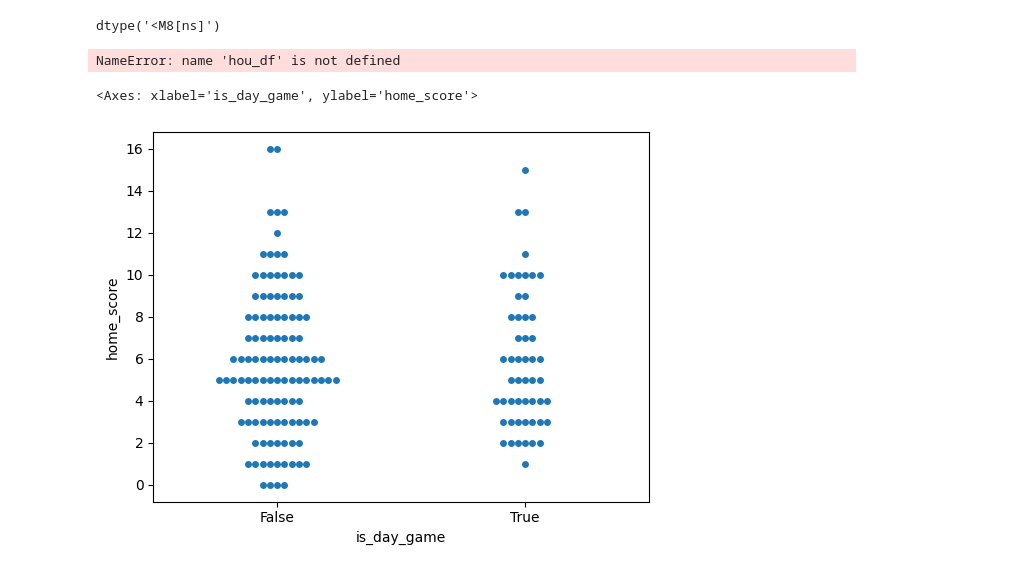
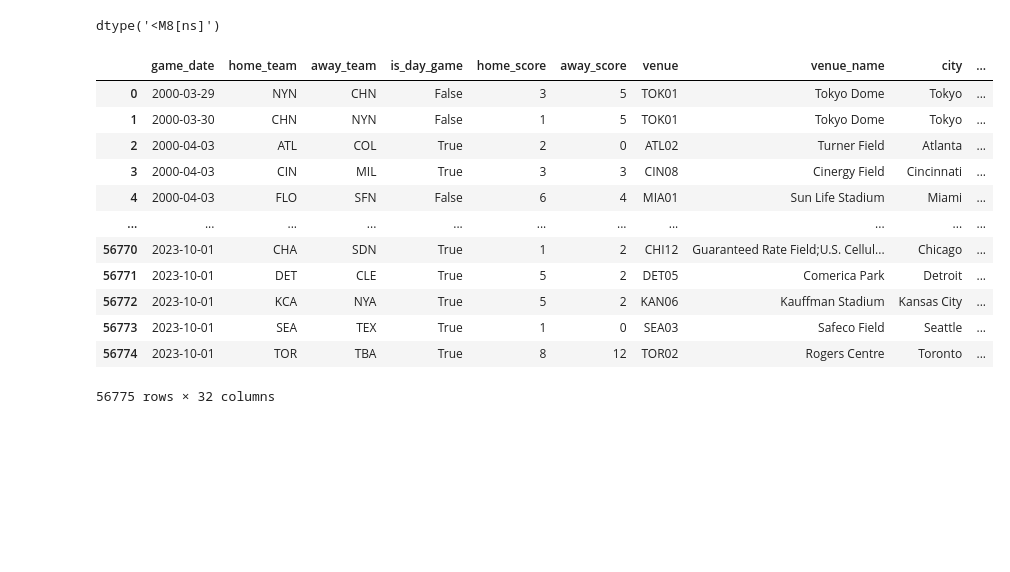
Before and after one commit to To-Be-Determined-Rice-Datathon/datathon_2024, a Jupyter notebook: backend/notebooks/feature_engineering.ipynb, the cells around one changed output. Drawn from its saved outputs; the diff is of its cells as text; code cells hidden in the pictures; blank space fills up the shorter version.

```diff
--- a/backend/notebooks/feature_engineering.ipynb
+++ b/backend/notebooks/feature_engineering.ipynb
@@ -22,6 +22,12 @@ astro_df["game_date"].dtypes
 # %% [output]
 dtype('<M8[ns]')
 # %%
+# Adds information about
+# astro_df['home_obp'] = homeOBP
+# astro_df['away_obp'] = awayOBP
+# astro_df['home_restdays'] = homeConsecutiveRestDays
+# astro_df['away_restdays'] = awayConsecutiveRestDays
+
 homeOBP = []
 awayOBP = []
 
@@ -50,37 +56,45 @@ for index, row in astro_df.iterrows():
 
 
 
         # Calculate for home team
     if not (row['home_team'] in teamLastGameDate):
         teamLastGameDate[row['home_team']] = None
 
     if teamLastGameDate[row['home_team']]  is None or row['game_date'] == teamLastGameDate[row['home_team']] + datetime.timedelta(days=1):
         homeConsecutiveRestDays.append(0)
     else:
         homeConsecutiveRestDays.append(row['game_date'].day - teamLastGameDate[row['home_team']].day)
 
     teamLastGameDate[row['home_team']]  = row['game_date']
 
         # Calculate for away team
 
-    if not (row['away_team'] in teamConsecutiveRestDays):
+    if not (row['away_team'] in teamLastGameDate):
         teamLastGameDate[row['away_team']] = None
 
     if teamLastGameDate[row['away_team']] is None or row['game_date'] == teamLastGameDate[row['away_team']] + datetime.timedelta(days=1):
         awayConsecutiveRestDays.append(0)
     else:
         awayConsecutiveRestDays.append(row['game_date'].day - teamLastGameDate[row['away_team']].day)
 
     teamLastGameDate[row['away_team']]  = row['game_date']
 
 astro_df['home_obp'] = homeOBP
 astro_df['away_obp'] = awayOBP
 astro_df['home_restdays'] = homeConsecutiveRestDays
 astro_df['away_restdays'] = awayConsecutiveRestDays
+astro_df
 # %% [output]
+|  | game_date | home_team | away_team | is_day_game | home_score | away_score | venue | venue_name | city | ... |
+| 0 | 2000-03-29 | NYN | CHN | False | 3 | 5 | TOK01 | Tokyo Dome | Tokyo | ... |
+| 1 | 2000-03-30 | CHN | NYN | False | 1 | 5 | TOK01 | Tokyo Dome | Tokyo | ... |
+| 2 | 2000-04-03 | ATL | COL | True | 2 | 0 | ATL02 | Turner Field | Atlanta | ... |
+| 3 | 2000-04-03 | CIN | MIL | True | 3 | 3 | CIN08 | Cinergy Field | Cincinnati | ... |
+| 4 | 2000-04-03 | FLO | SFN | False | 6 | 4 | MIA01 | Sun Life Stadium | Miami | ... |
+| ... | ... | ... | ... | ... | ... | ... | ... | ... | ... | ... |
+| 56770 | 2023-10-01 | CHA | SDN | True | 1 | 2 | CHI12 | Guaranteed Rate Field;U.S. Cellul... | Chicago | ... |
+| 56771 | 2023-10-01 | DET | CLE | True | 5 | 2 | DET05 | Comerica Park | Detroit | ... |
+| 56772 | 2023-10-01 | KCA | NYA | True | 5 | 2 | KAN06 | Kauffman Stadium | Kansas City | ... |
+| 56773 | 2023-10-01 | SEA | TEX | True | 1 | 0 | SEA03 | Safeco Field | Seattle | ... |
+| 56774 | 2023-10-01 | TOR | TBA | True | 8 | 12 | TOR02 | Rogers Centre | Toronto | ... |
-NameError: name 'hou_df' is not defined
+56775 rows × 32 columns
-# %%
-sns.swarmplot(data=hou_df[hou_df["game_date"].dt.year < 2001], x="is_day_game", y="home_score")
-# %% [output]
-<Axes: xlabel='is_day_game', ylabel='home_score'>
-[figure, removed]
```
Also changed, not shown: parts of 10 cells of this notebook.
